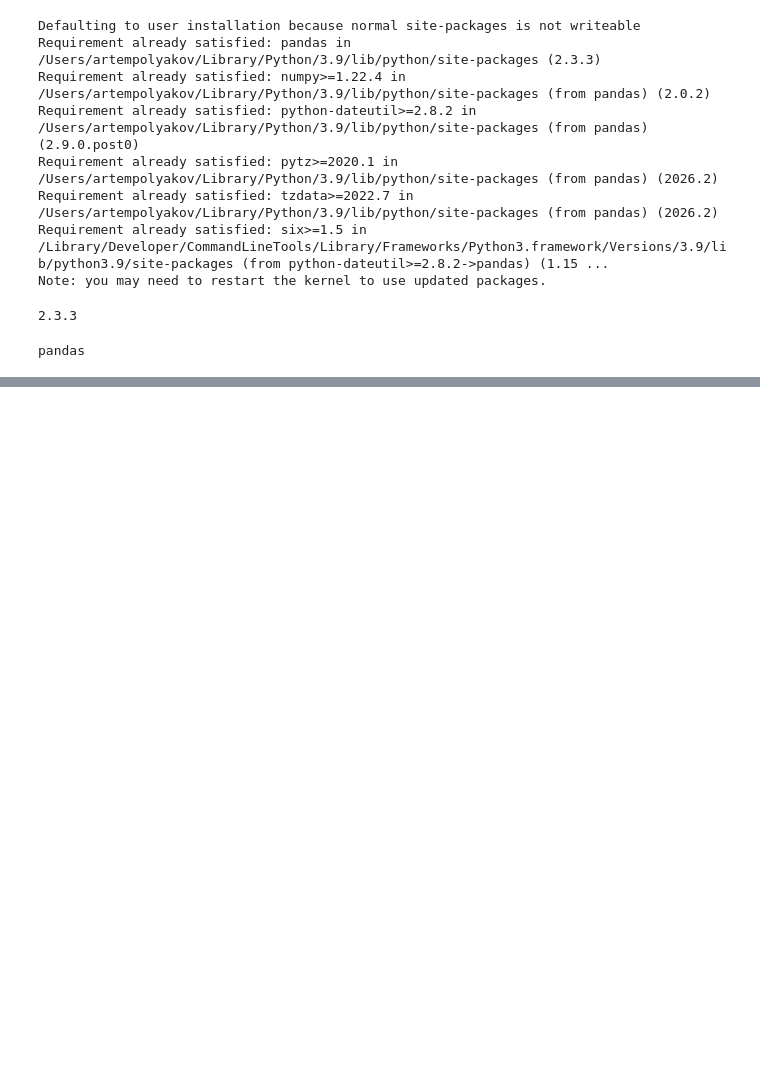
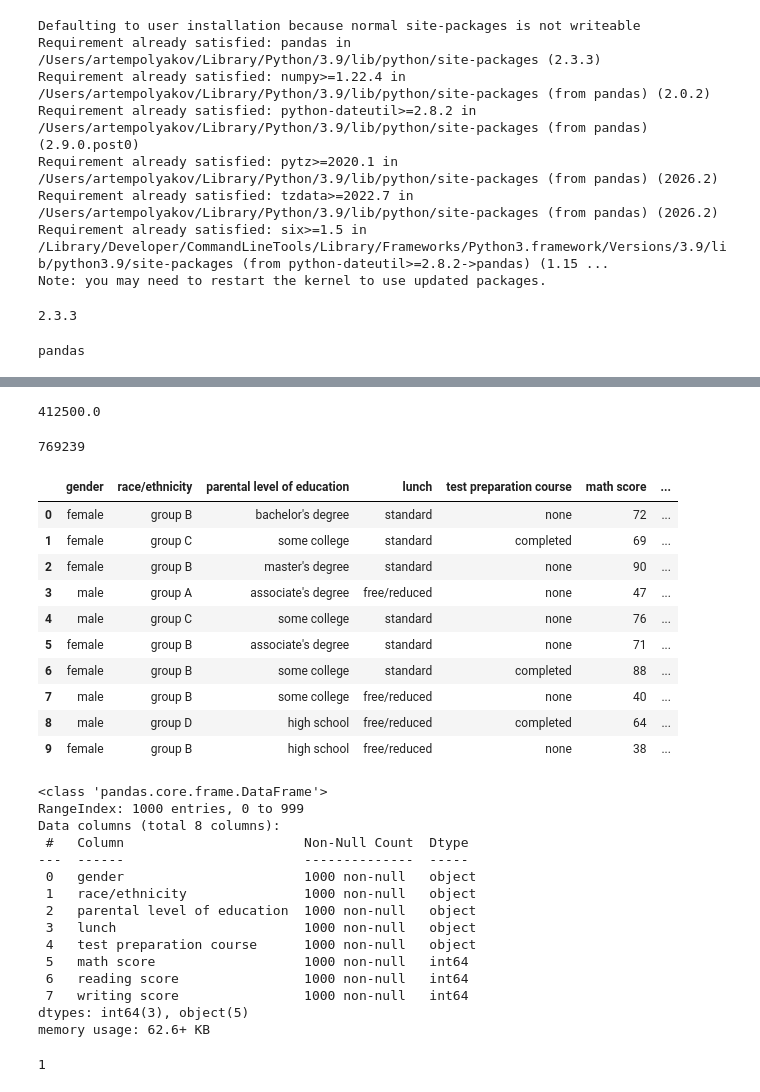
Before and after one commit to Artem-Polyakow/SkillFactory-one, a Jupyter notebook: Блок 1 (прочие файлы)/Pandas/Skillfactory/pandas.ipynb, the cells around one changed output, grey strips where cells are left out. Saved outputs shown, nothing was run; the diff lists cells and outputs as text; code cells hidden in the pictures; blank space fills up the shorter version.

```diff
--- a/Блок 1 (прочие файлы)/Pandas/Skillfactory/pandas.ipynb
+++ b/Блок 1 (прочие файлы)/Pandas/Skillfactory/pandas.ipynb
@@ -31,0 +249,60 @@ pandas
+# %%
+# print(melb_data[(melb_data['SellerG'] == 'Nelson') & (melb_data['Price'] >= 3000000)].shape[0])
+
+f_price = melb_data[melb_data['BuildingArea'] == 0]
+
+print(f_price['Price'].min())
+# %% [output]
+412500.0
+# %%
+filt = melb_data[(melb_data['Price'] < 1000000) & ((melb_data['Rooms'] > 5) | (melb_data['YearBuilt'] > 2015))]
+
+print(round(filt['Price'].mean()))
+# %% [output]
+769239
+# %%
+import pandas as pd
+
+# 1. Загружаем данные в переменную (укажите корректный путь к исходному файлу)
+students_performance = pd.read_csv(
+    '/Users/artempolyakov/Documents/Курсы/СкилФектори/IDE/Блок 1 (прочие файлы)/Pandas/Skillfactory/students_performance.csv'
+)
+
+# 2. Проверяем, что данные загрузились
+display(students_performance.head(10))
+
+students_performance.info()
+# %% [output]
+|  | gender | race/ethnicity | parental level of education | lunch | test preparation course | math score | ... |
+| 0 | female | group B | bachelor's degree | standard | none | 72 | ... |
+| 1 | female | group C | some college | standard | completed | 69 | ... |
+| 2 | female | group B | master's degree | standard | none | 90 | ... |
+| 3 | male | group A | associate's degree | free/reduced | none | 47 | ... |
+| 4 | male | group C | some college | standard | none | 76 | ... |
+| 5 | female | group B | associate's degree | standard | none | 71 | ... |
+| 6 | female | group B | some college | standard | completed | 88 | ... |
+| 7 | male | group B | some college | free/reduced | none | 40 | ... |
+| 8 | male | group D | high school | free/reduced | completed | 64 | ... |
+| 9 | female | group B | high school | free/reduced | none | 38 | ... |
+<class 'pandas.core.frame.DataFrame'>
+RangeIndex: 1000 entries, 0 to 999
+Data columns (total 8 columns):
+ #   Column                       Non-Null Count  Dtype
+---  ------                       --------------  -----
+ 0   gender                       1000 non-null   object
+ 1   race/ethnicity               1000 non-null   object
+ 2   parental level of education  1000 non-null   object
+ 3   lunch                        1000 non-null   object
+ 4   test preparation course      1000 non-null   object
+ 5   math score                   1000 non-null   int64
+ 6   reading score                1000 non-null   int64
+ 7   writing score                1000 non-null   int64
+dtypes: int64(3), object(5)
+memory usage: 62.6+ KB
+# %%
+# test preparation course
+fltr = students_performance['math score'] == 0
+mean_score = students_performance.loc[fltr, 'gender'].count()
+print(mean_score)
+# %% [output]
+1
```
Also changed, not shown: parts of 15 cells of this notebook, 4 other files.
